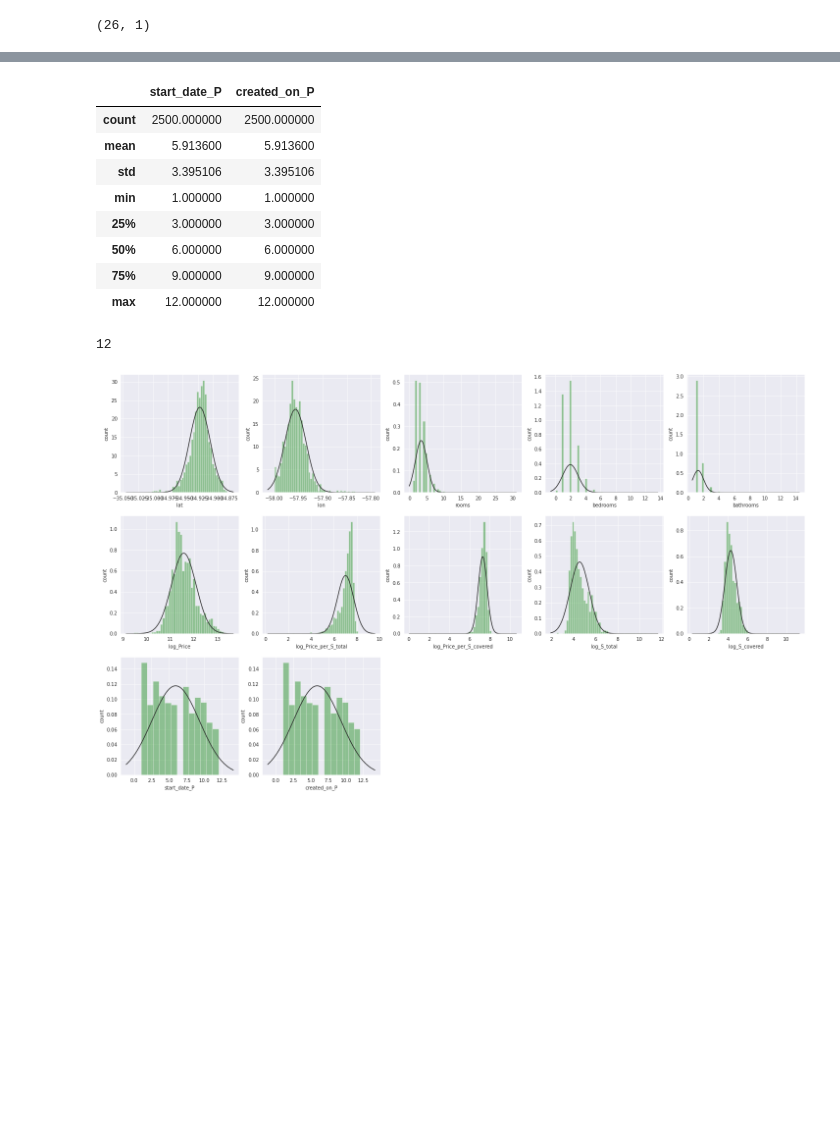
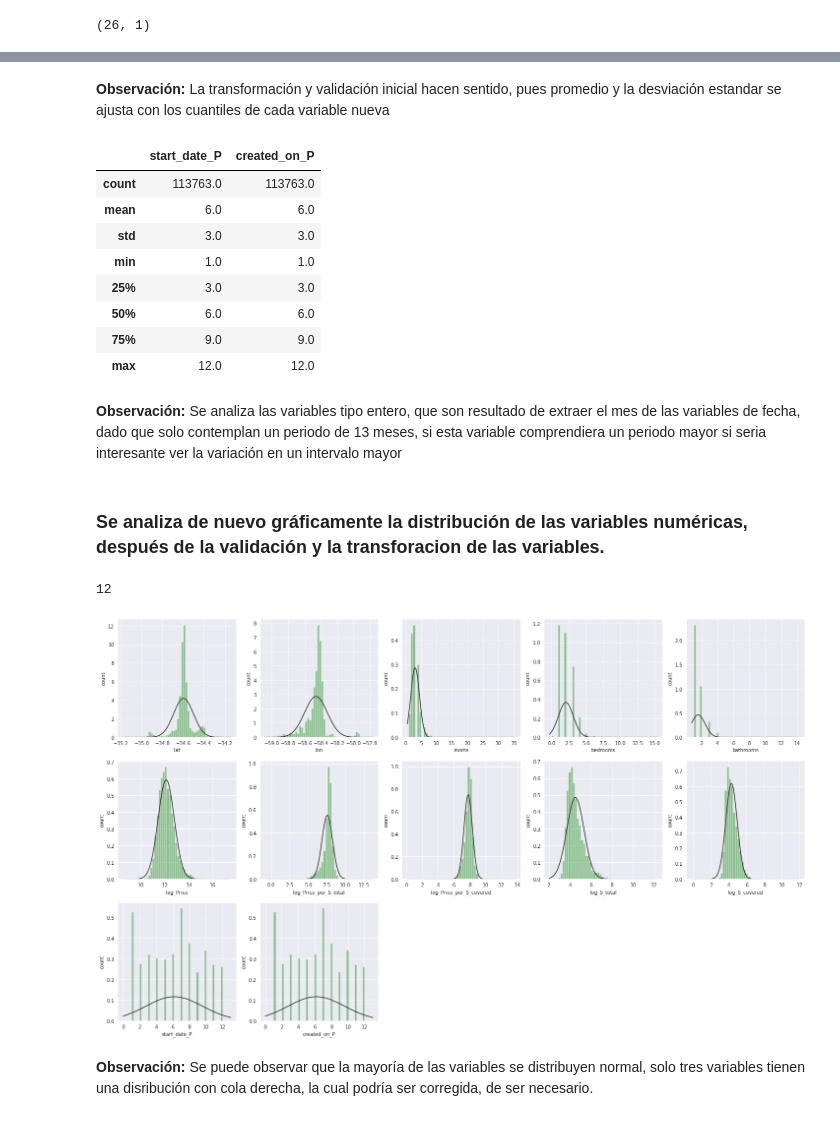
Before and after one commit to DLesmes/Dlesmes.github.io, a Jupyter notebook: PruebaTecnicaAntivirus_Rta.ipynb, the cells around one changed output, grey strips where cells are left out. Cells and saved outputs as stored; diff of their text form; code cells hidden in the pictures; blank space fills up the shorter version.

```diff
--- a/PruebaTecnicaAntivirus_Rta.ipynb
+++ b/PruebaTecnicaAntivirus_Rta.ipynb
@@ -178,21 +200,16 @@ for i,var in enumerate(var_hist):
 # %%
 clean = np.where(
     (df["lat"] < -21) & # norte
-    (df["lat"] > -56) & # sur
-    (df["lon"] > -58) & # este
-    (df["lon"] < -26)  & # oeste
-    (df["price"] > 1)  &
+    (df["lat"] > -67) & # sur
+    (df["lon"] > -73) & # este
+    (df["lon"] < -53)  & # oeste
+    (df["price"] > 0)  &
     (df["surface_total"] > 0)  &
     (df["surface_covered"] > 0) &
     #(pd.to_numeric(df["end_date"]) < pd.to_numeric(pd.Timestamp.now())) &
     (df["bathrooms"] > 0) #&
     )
 df_cleaned = df.iloc[clean].copy()
-df_cleaned['log_Price'] = np.log(df_cleaned['price'])
-df_cleaned['log_Price_per_S_total'] = np.log(df_cleaned['price']/df_cleaned["surface_total"])
-df_cleaned['log_Price_per_S_covered'] = np.log(df_cleaned['price']/df_cleaned["surface_covered"])
-df_cleaned['log_S_total'] = np.log(df_cleaned["surface_total"])
-df_cleaned['log_S_covered'] = np.log(df_cleaned["surface_covered"])
 df_cleaned['start_date_P'] = pd.DatetimeIndex(df_cleaned["start_date"]).month #pd.to_datetime(df_cleaned["start_date"]).dt.to_period("M")
 #df_cleaned['end_date_P'] = pd.to_datetime(pd.Timestamp.date(pd.to_datetime(df_cleaned["end_date"]))).dt.to_period("M")
 df_cleaned['created_on_P'] = pd.DatetimeIndex(df_cleaned["start_date"]).month #pd.to_datetime(df_cleaned["created_on"]).dt.to_period("M")
@@ -240,16 +280,22 @@ round(df_cleaned.describe(include='float64'),2)
+# %% [markdown]
+**Observación:** La transformación y validación inicial hacen sentido, pues promedio y la desviación estandar se ajusta con los cuantiles de cada variable nueva
 # %%
-df_cleaned.describe(include='int64')
+round(df_cleaned.describe(include='int64'))
 #df_cleaned.describe(include='object')
 # %% [output]
 |  | start_date_P | created_on_P |
-| count | 2500.000000 | 2500.000000 |
-| mean | 5.913600 | 5.913600 |
-| std | 3.395106 | 3.395106 |
-| min | 1.000000 | 1.000000 |
-| 25% | 3.000000 | 3.000000 |
-| 50% | 6.000000 | 6.000000 |
-| 75% | 9.000000 | 9.000000 |
-| max | 12.000000 | 12.000000 |
+| count | 113763.0 | 113763.0 |
+| mean | 6.0 | 6.0 |
+| std | 3.0 | 3.0 |
+| min | 1.0 | 1.0 |
+| 25% | 3.0 | 3.0 |
+| 50% | 6.0 | 6.0 |
+| 75% | 9.0 | 9.0 |
+| max | 12.0 | 12.0 |
+# %% [markdown]
+**Observación:** Se analiza las variables tipo entero, que son resultado de extraer el mes de las variables de fecha, dado que solo contemplan un periodo de 13 meses, si esta variable comprendiera un periodo mayor si seria interesante ver la variación en un intervalo mayor
+# %% [markdown]
+### Se analiza de nuevo gráficamente la distribución de las variables numéricas, después de la validación y la transforacion de las variables.
 # %%
 var_hist = ['lat',	'lon',	'rooms',	'bedrooms',	'bathrooms',
             'log_Price',	'log_Price_per_S_total',	'log_Price_per_S_covered',	'log_S_total',	'log_S_covered','start_date_P','created_on_P']
@@ -264,7 +310,9 @@ for i,var in enumerate(var_hist):
     plt.xlabel(var)
     plt.ylabel("count")
 # %% [output]
-[figure, old version]
+[figure, new version]
+# %% [markdown]
+**Observación:** Se puede observar que la mayoría de las variables se distribuyen normal, solo tres variables tienen una disribución con cola derecha, la cual podría ser corregida, de ser necesario.
 # %%
 df_cleaned.isnull().sum()
 # %% [output]
```
Also changed, not shown: parts of 65 cells of this notebook.
